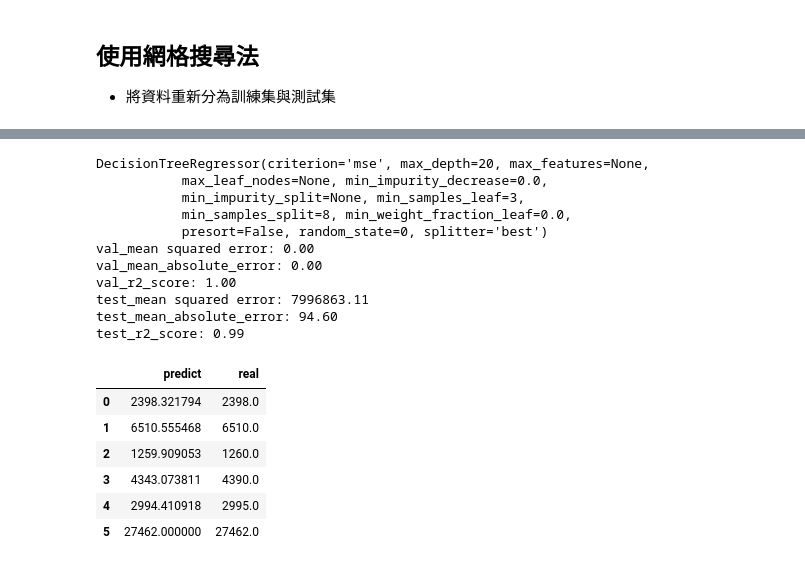
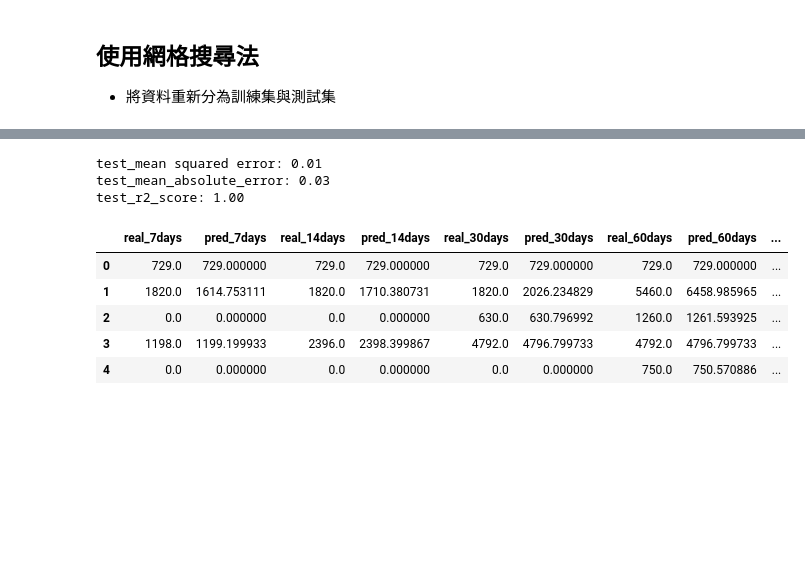
Before and after one commit to hwangching/BDSE_Avengers, a Jupyter notebook: return_prediction/EC/0614model.ipynb, the cells around one changed output, grey strips where cells are left out. Drawn from its saved outputs; the diff is of its cells as text; code cells hidden in the pictures; blank space fills up the shorter version.

```diff
--- a/return_prediction/EC/0614model.ipynb
+++ b/return_prediction/EC/0614model.ipynb
@@ -920,24 +847,44 @@ test_r2_score: 0.96
-# %%
-model = DecisionTreeRegressor(random_state=0,max_depth=20,min_samples_leaf=3,min_samples_split=8)
-targetname=['sales_180days']
-dt=trainmodel(ohe_df,targetIndex,targetname,model)
-dt.head(6)
-# %% [output]
-DecisionTreeRegressor(criterion='mse', max_depth=20, max_features=None,
-           max_leaf_nodes=None, min_impurity_decrease=0.0,
-           min_impurity_split=None, min_samples_leaf=3,
-           min_samples_split=8, min_weight_fraction_leaf=0.0,
-           presort=False, random_state=0, splitter='best')
-val_mean squared error: 0.00
-val_mean_absolute_error: 0.00
-val_r2_score: 1.00
-test_mean squared error: 7996863.11
-test_mean_absolute_error: 94.60
-test_r2_score: 0.99
-|  | predict | real |
-| 0 | 2398.321794 | 2398.0 |
-| 1 | 6510.555468 | 6510.0 |
-| 2 | 1259.909053 | 1260.0 |
-| 3 | 4343.073811 | 4390.0 |
-| 4 | 2994.410918 | 2995.0 |
-| 5 | 27462.000000 | 27462.0 |
+# %%
+### Final Output
+
+from sklearn.tree import DecisionTreeRegressor
+from sklearn.model_selection import train_test_split
+model = DecisionTreeRegressor(random_state=0,max_depth=20,min_samples_leaf=3,min_samples_split=8)
+targetname=['sales_7days','sales_14days','sales_30days','sales_60days','sales_180days']
+trainX,trainY=dfXYSplit(ohe_df,targetIndex,targetname)
+X_train, X_test, y_train, y_test = train_test_split(trainX,trainY, test_size=0.2, random_state=4)
+model.fit(X_train,y_train)
+y_predict=model.predict(X_test)
+
+
+#log
+print("test_mean squared error: %.2f"
+      % mean_squared_error(y_test,y_predict))
+print("test_mean_absolute_error: %.2f"
+      % mean_absolute_error(y_test,y_predict))
+print("test_r2_score: %.2f"
+      % r2_score(y_test,y_predict))
+# %% [output]
+test_mean squared error: 0.01
+test_mean_absolute_error: 0.03
+test_r2_score: 1.00
+# %%
+subtotal=pd.DataFrame()
+subtotal['real_7days']=np.expm1(y_test[y_test.columns[0]].reset_index(drop=True))
+subtotal['pred_7days']=np.expm1(np.array(y_predict))[:,0]
+subtotal['real_14days']=np.expm1(y_test[y_test.columns[1]].reset_index(drop=True))
+subtotal['pred_14days']=np.expm1(np.array(y_predict))[:,1]
+subtotal['real_30days']=np.expm1(y_test[y_test.columns[2]].reset_index(drop=True))
+subtotal['pred_30days']=np.expm1(np.array(y_predict))[:,2]
+subtotal['real_60days']=np.expm1(y_test[y_test.columns[3]].reset_index(drop=True))
+subtotal['pred_60days']=np.expm1(np.array(y_predict))[:,3]
+subtotal['real_180days']=np.expm1(y_test[y_test.columns[4]].reset_index(drop=True))
+subtotal['pred_180days']=np.expm1(np.array(y_predict))[:,4]
+subtotal.head()
+# %% [output]
+|  | real_7days | pred_7days | real_14days | pred_14days | real_30days | pred_30days | real_60days | pred_60days | ... |
+| 0 | 729.0 | 729.000000 | 729.0 | 729.000000 | 729.0 | 729.000000 | 729.0 | 729.000000 | ... |
+| 1 | 1820.0 | 1614.753111 | 1820.0 | 1710.380731 | 1820.0 | 2026.234829 | 5460.0 | 6458.985965 | ... |
+| 2 | 0.0 | 0.000000 | 0.0 | 0.000000 | 630.0 | 630.796992 | 1260.0 | 1261.593925 | ... |
+| 3 | 1198.0 | 1199.199933 | 2396.0 | 2398.399867 | 4792.0 | 4796.799733 | 4792.0 | 4796.799733 | ... |
+| 4 | 0.0 | 0.000000 | 0.0 | 0.000000 | 0.0 | 0.000000 | 750.0 | 750.570886 | ... |
```
Also changed, not shown: parts of 8 cells of this notebook.
